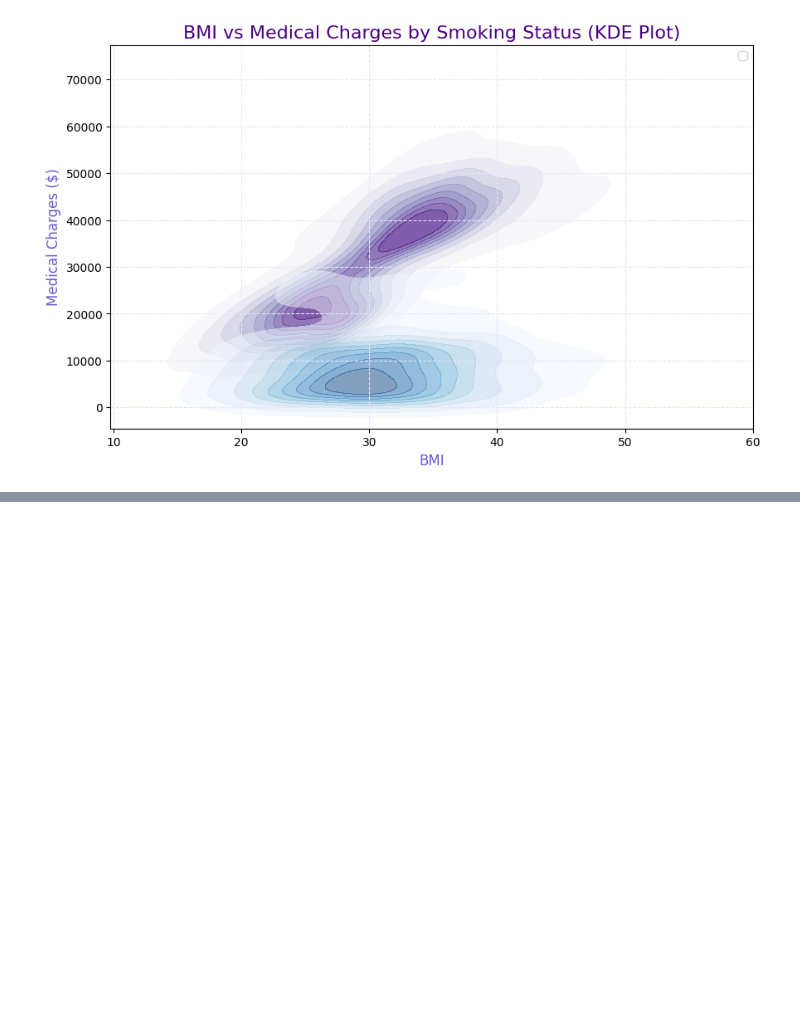
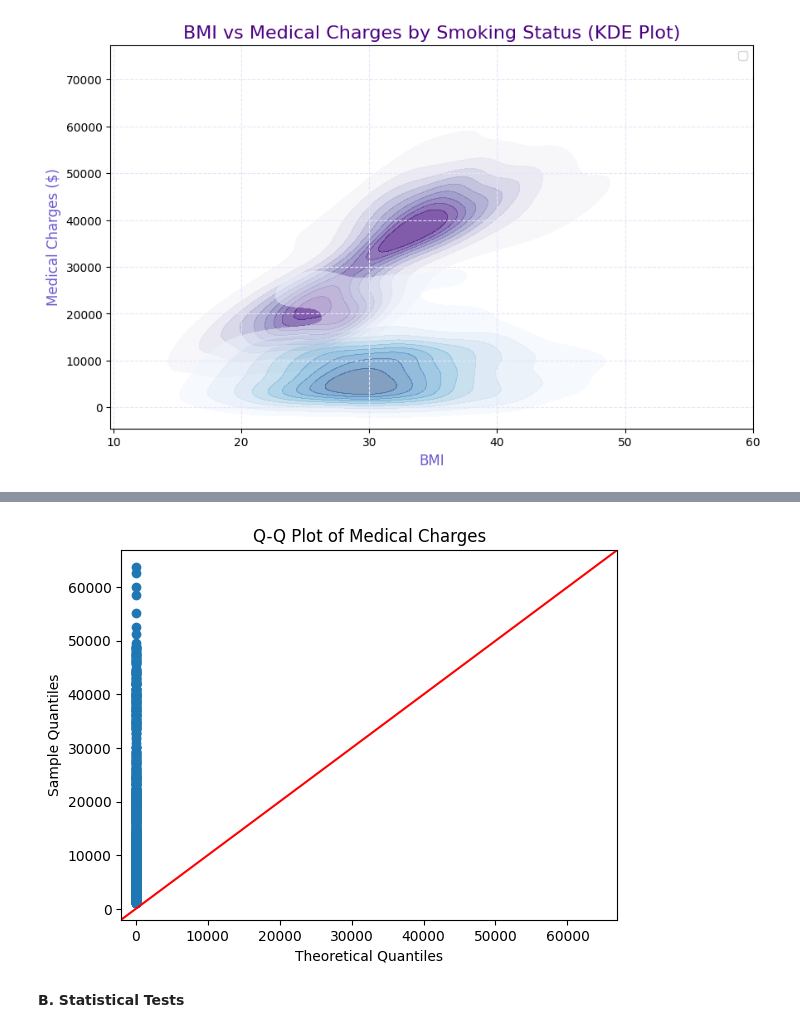
Before and after one commit to ddivebkhan/Medical-Cost-Analysis, a Jupyter notebook: Medical_Cost_Analysis.ipynb, the cells around one changed output, grey strips where cells are left out. Saved outputs shown, nothing was run; the diff lists cells and outputs as text; code cells hidden in the pictures; blank space fills up the shorter version.

```diff
--- a/Medical_Cost_Analysis.ipynb
+++ b/Medical_Cost_Analysis.ipynb
@@ -316,0 +367,14 @@ plt.show()
+# %%
+#  make Q-Q Plot (Quantile-Quantile Plot)
+
+import statsmodels.api as sm
+import matplotlib.pyplot as plt
+
+# Create the Q-Q plot
+fig = sm.qqplot(df['charges'], line='45')
+plt.title('Q-Q Plot of Medical Charges')
+plt.show()
+# %% [output]
+[figure, added]
+# %% [markdown]
+**B. Statistical Tests**
```
Also changed, not shown: parts of 20 cells of this notebook.
